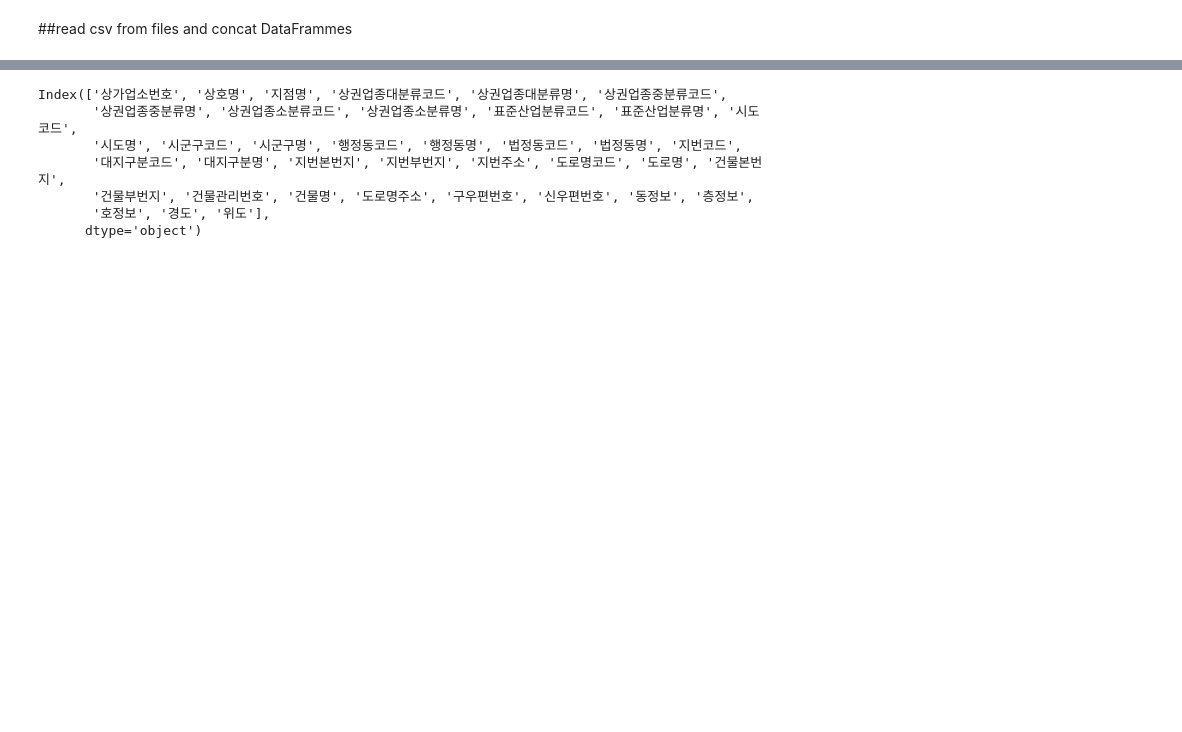
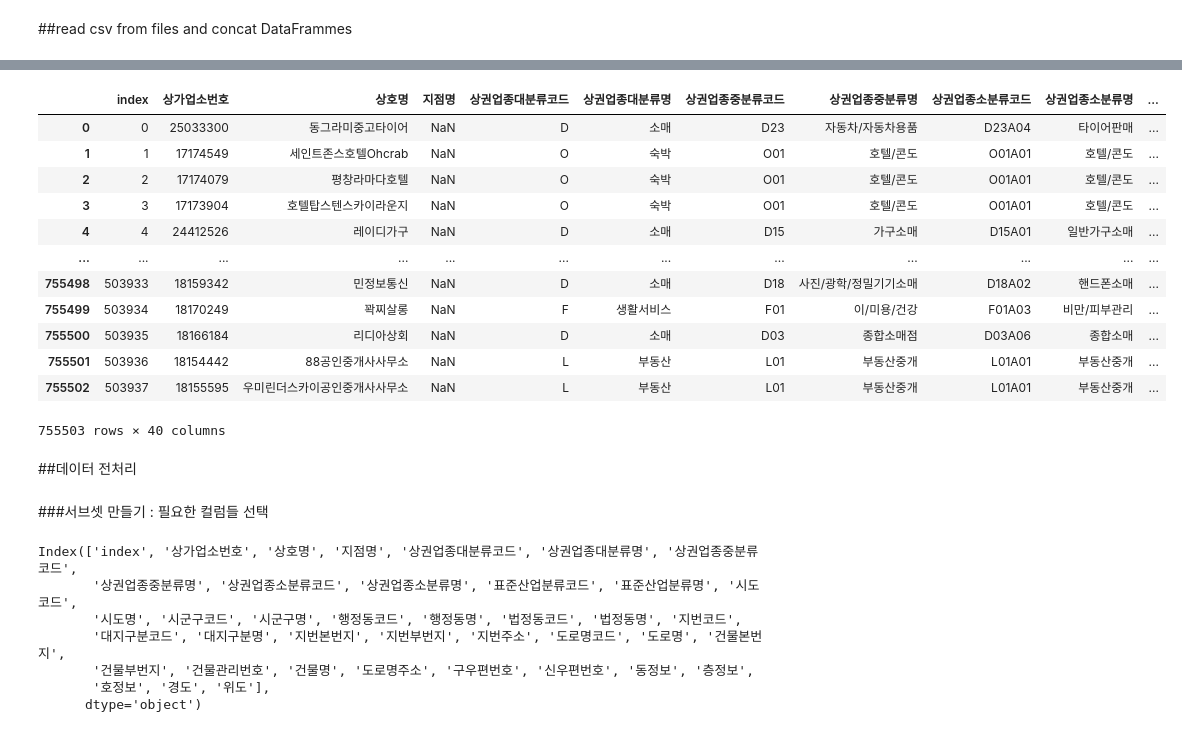
Before and after one commit to yojulab/learn_datasets, a Jupyter notebook: codes/전국상가분석.ipynb, the cells around one changed output, grey strips where cells are left out. Drawn from its saved outputs; the diff is of its cells as text; code cells hidden in the pictures; blank space fills up the shorter version.

```diff
--- a/codes/전국상가분석.ipynb
+++ b/codes/전국상가분석.ipynb
@@ -53,7 +54,28 @@ df_concat
+# %%
+df_concat.reset_index(inplace=True)
+df_concat
+# %% [output]
+|  | index | 상가업소번호 | 상호명 | 지점명 | 상권업종대분류코드 | 상권업종대분류명 | 상권업종중분류코드 | 상권업종중분류명 | 상권업종소분류코드 | 상권업종소분류명 | ... |
+| 0 | 0 | 25033300 | 동그라미중고타이어 | NaN | D | 소매 | D23 | 자동차/자동차용품 | D23A04 | 타이어판매 | ... |
+| 1 | 1 | 17174549 | 세인트존스호텔Ohcrab | NaN | O | 숙박 | O01 | 호텔/콘도 | O01A01 | 호텔/콘도 | ... |
+| 2 | 2 | 17174079 | 평창라마다호텔 | NaN | O | 숙박 | O01 | 호텔/콘도 | O01A01 | 호텔/콘도 | ... |
+| 3 | 3 | 17173904 | 호텔탑스텐스카이라운지 | NaN | O | 숙박 | O01 | 호텔/콘도 | O01A01 | 호텔/콘도 | ... |
+| 4 | 4 | 24412526 | 레이디가구 | NaN | D | 소매 | D15 | 가구소매 | D15A01 | 일반가구소매 | ... |
+| ... | ... | ... | ... | ... | ... | ... | ... | ... | ... | ... | ... |
+| 755498 | 503933 | 18159342 | 민정보통신 | NaN | D | 소매 | D18 | 사진/광학/정밀기기소매 | D18A02 | 핸드폰소매 | ... |
+| 755499 | 503934 | 18170249 | 꽉찌살롱 | NaN | F | 생활서비스 | F01 | 이/미용/건강 | F01A03 | 비만/피부관리 | ... |
+| 755500 | 503935 | 18166184 | 리디아상회 | NaN | D | 소매 | D03 | 종합소매점 | D03A06 | 종합소매 | ... |
+| 755501 | 503936 | 18154442 | 88공인중개사사무소 | NaN | L | 부동산 | L01 | 부동산중개 | L01A01 | 부동산중개 | ... |
+| 755502 | 503937 | 18155595 | 우미린더스카이공인중개사사무소 | NaN | L | 부동산 | L01 | 부동산중개 | L01A01 | 부동산중개 | ... |
+755503 rows × 40 columns
+# %% [markdown]
+##데이터 전처리
+# %% [markdown]
+###서브셋 만들기 : 필요한 컬럼들 선택
 # %%
 df_concat.columns
 # %% [output]
-Index(['상가업소번호', '상호명', '지점명', '상권업종대분류코드', '상권업종대분류명', '상권업종중분류코드',
+Index(['index', '상가업소번호', '상호명', '지점명', '상권업종대분류코드', '상권업종대분류명', '상권업종중분류코드',
        '상권업종중분류명', '상권업종소분류코드', '상권업종소분류명', '표준산업분류코드', '표준산업분류명', '시도코드',
        '시도명', '시군구코드', '시군구명', '행정동코드', '행정동명', '법정동코드', '법정동명', '지번코드',
        '대지구분코드', '대지구분명', '지번본번지', '지번부번지', '지번주소', '도로명코드', '도로명', '건물본번지',
```
Also changed, not shown: parts of 27 cells of this notebook.
